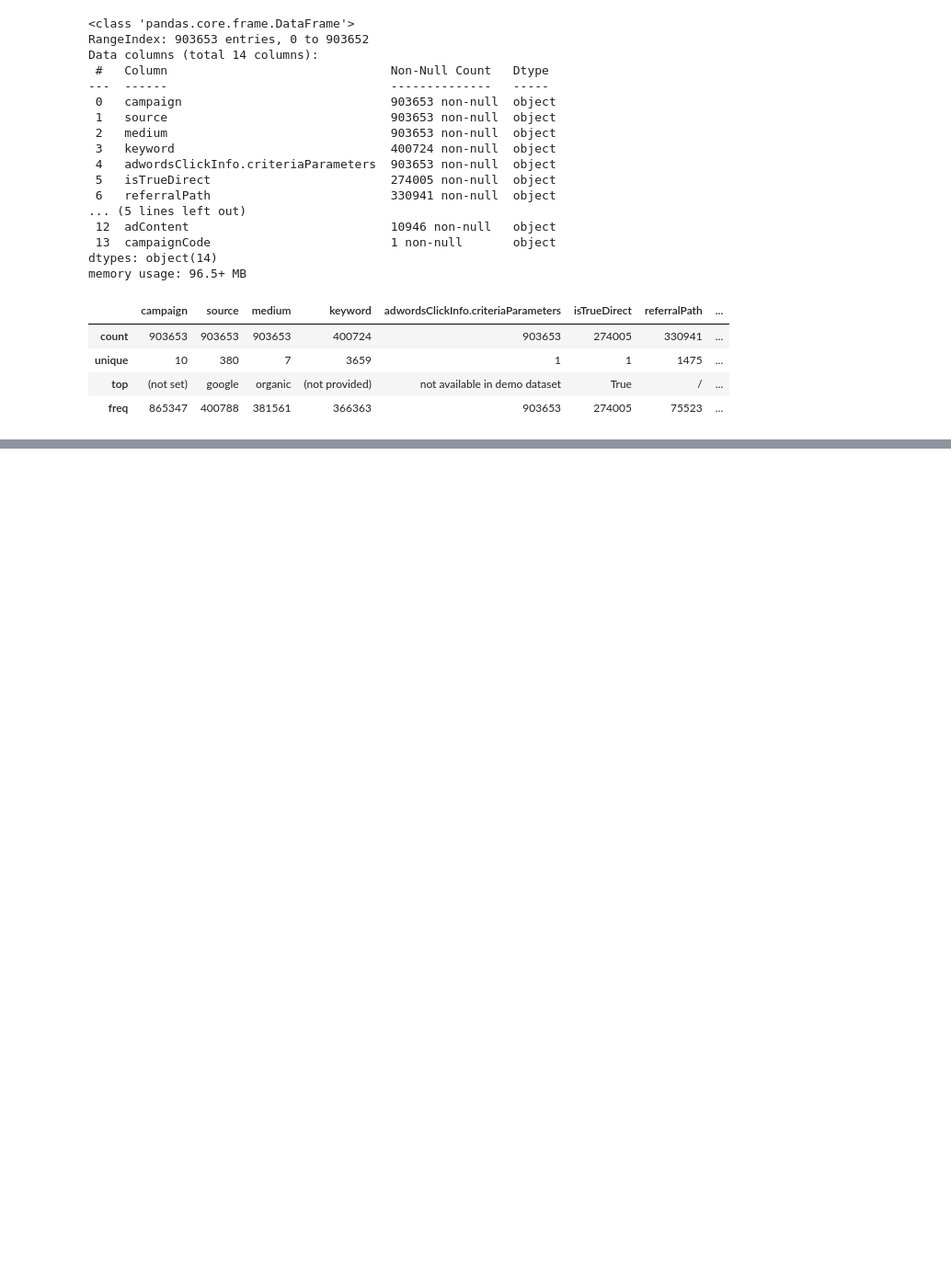
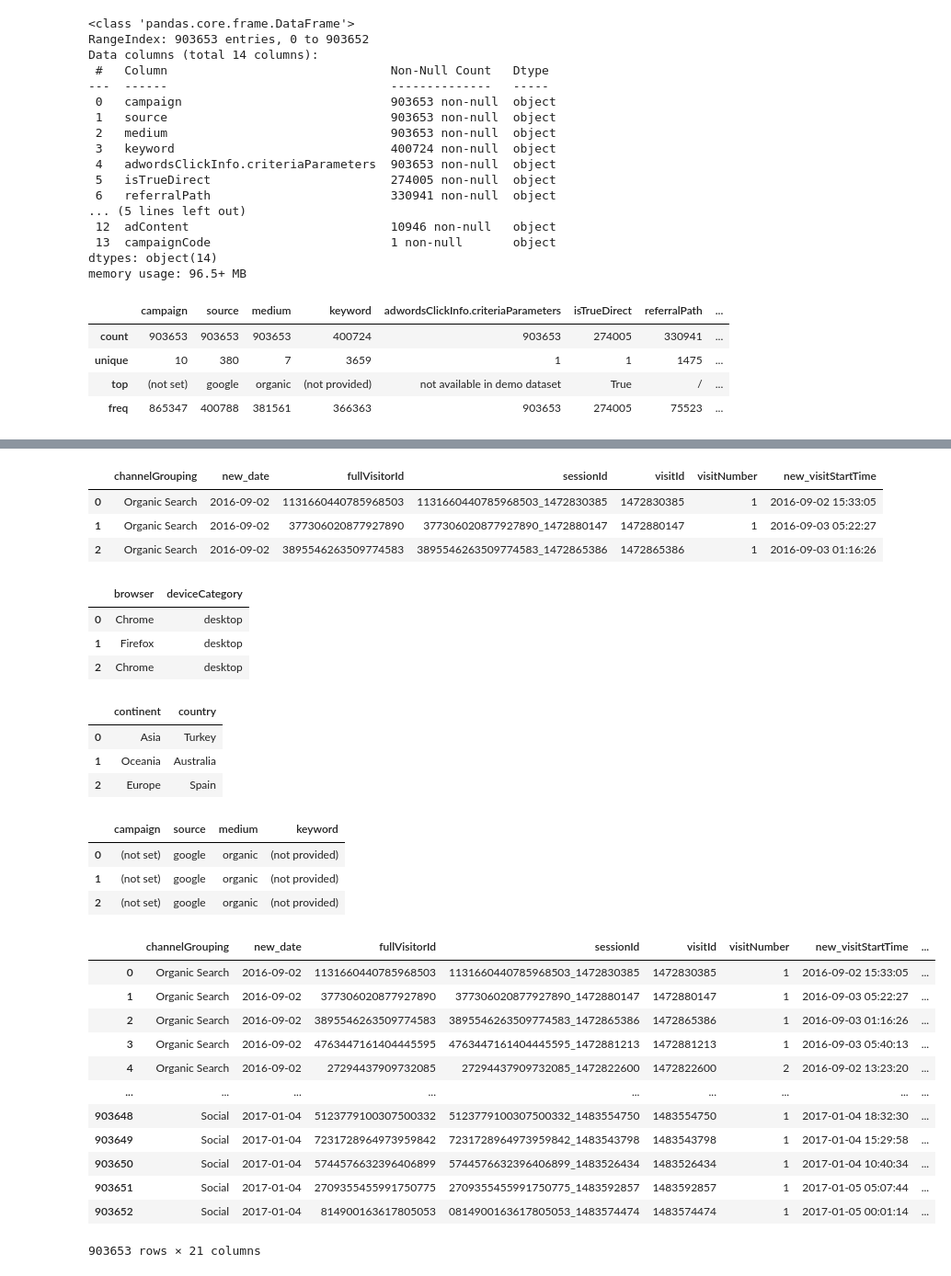
Before and after one commit to DIB-PP/-, a Jupyter notebook: project3_GA4_수경.ipynb, the cells around one changed output, grey strips where cells are left out. Shown: that part at 92% size. Cells and saved outputs as stored; diff of their text form; code cells hidden in the pictures; blank space fills up the shorter version.

```diff
--- a/project3_GA4_수경.ipynb
+++ b/project3_GA4_수경.ipynb
@@ -189,0 +208,55 @@ trafficsource_df
+# %%
+#필요한 컬럼만 남기기
+# df
+df2 = pd.DataFrame(df[['channelGrouping', 'new_date', 'fullVisitorId', 'sessionId', 'visitId', 'visitNumber', 'new_visitStartTime']])
+df2.head(3)
+# %% [output]
+|  | channelGrouping | new_date | fullVisitorId | sessionId | visitId | visitNumber | new_visitStartTime |
+| 0 | Organic Search | 2016-09-02 | 1131660440785968503 | 1131660440785968503_1472830385 | 1472830385 | 1 | 2016-09-02 15:33:05 |
+| 1 | Organic Search | 2016-09-02 | 377306020877927890 | 377306020877927890_1472880147 | 1472880147 | 1 | 2016-09-03 05:22:27 |
+| 2 | Organic Search | 2016-09-02 | 3895546263509774583 | 3895546263509774583_1472865386 | 1472865386 | 1 | 2016-09-03 01:16:26 |
+# %%
+#device 사용컬럼만 남기기
+device_df2 = pd.DataFrame(device_df[['browser', 'deviceCategory']])
+device_df2.head(3)
+# %% [output]
+|  | browser | deviceCategory |
+| 0 | Chrome | desktop |
+| 1 | Firefox | desktop |
+| 2 | Chrome | desktop |
+# %%
+#geonetwork 사용컬럼만 남기기
+geonetwork_df2 = pd.DataFrame(geonetwork_df[['continent', 'country']])
+geonetwork_df2.head(3)
+# %% [output]
+|  | continent | country |
+| 0 | Asia | Turkey |
+| 1 | Oceania | Australia |
+| 2 | Europe | Spain |
+# %%
+#traficsource 사용컬럼만 남기기, 나머지 컬럼은
+trafficsource_df2 = pd.DataFrame(trafficsource_df[['campaign', 'source', 'medium', 'keyword']])
+trafficsource_df2.head(3)
+# %% [output]
+|  | campaign | source | medium | keyword |
+| 0 | (not set) | google | organic | (not provided) |
+| 1 | (not set) | google | organic | (not provided) |
+| 2 | (not set) | google | organic | (not provided) |
+# %%
+#데이터 하나로 합치기
+df3 = pd.concat([df2, device_df2, geonetwork_df2, totals_df, trafficsource_df2], axis = 1)
+df3
+# %% [output]
+|  | channelGrouping | new_date | fullVisitorId | sessionId | visitId | visitNumber | new_visitStartTime | ... |
+| 0 | Organic Search | 2016-09-02 | 1131660440785968503 | 1131660440785968503_1472830385 | 1472830385 | 1 | 2016-09-02 15:33:05 | ... |
+| 1 | Organic Search | 2016-09-02 | 377306020877927890 | 377306020877927890_1472880147 | 1472880147 | 1 | 2016-09-03 05:22:27 | ... |
+| 2 | Organic Search | 2016-09-02 | 3895546263509774583 | 3895546263509774583_1472865386 | 1472865386 | 1 | 2016-09-03 01:16:26 | ... |
+| 3 | Organic Search | 2016-09-02 | 4763447161404445595 | 4763447161404445595_1472881213 | 1472881213 | 1 | 2016-09-03 05:40:13 | ... |
+| 4 | Organic Search | 2016-09-02 | 27294437909732085 | 27294437909732085_1472822600 | 1472822600 | 2 | 2016-09-02 13:23:20 | ... |
+| ... | ... | ... | ... | ... | ... | ... | ... | ... |
+| 903648 | Social | 2017-01-04 | 5123779100307500332 | 5123779100307500332_1483554750 | 1483554750 | 1 | 2017-01-04 18:32:30 | ... |
+| 903649 | Social | 2017-01-04 | 7231728964973959842 | 7231728964973959842_1483543798 | 1483543798 | 1 | 2017-01-04 15:29:58 | ... |
+| 903650 | Social | 2017-01-04 | 5744576632396406899 | 5744576632396406899_1483526434 | 1483526434 | 1 | 2017-01-04 10:40:34 | ... |
+| 903651 | Social | 2017-01-04 | 2709355455991750775 | 2709355455991750775_1483592857 | 1483592857 | 1 | 2017-01-05 05:07:44 | ... |
+| 903652 | Social | 2017-01-04 | 814900163617805053 | 0814900163617805053_1483574474 | 1483574474 | 1 | 2017-01-05 00:01:14 | ... |
+903653 rows × 21 columns
```
Also changed, not shown: parts of 4 cells of this notebook.
